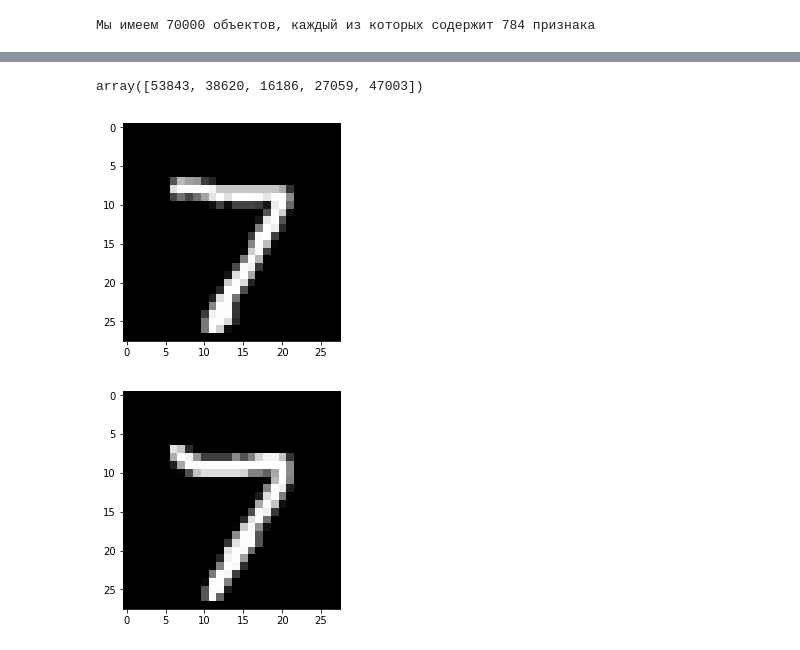
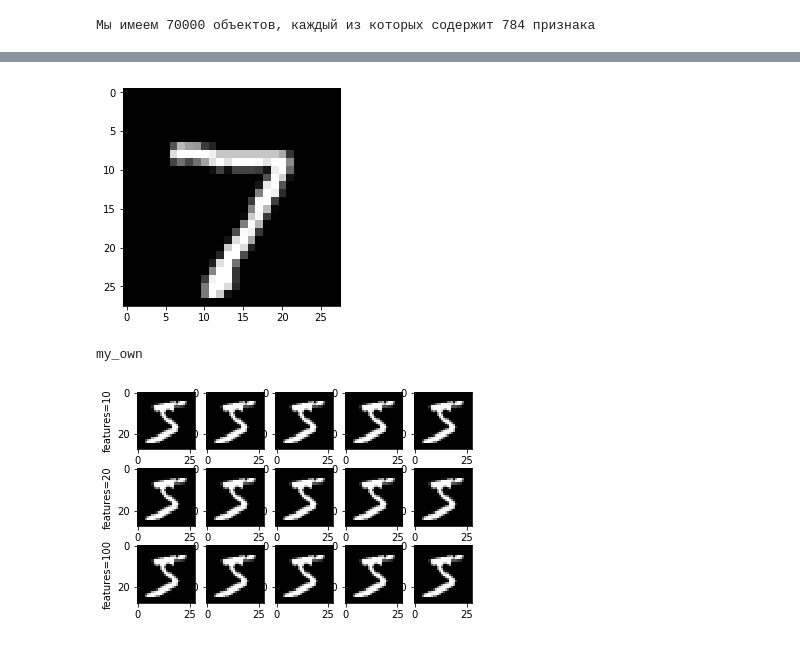
Before and after one commit to GHopperMSK/lmsu-homework, a Jupyter notebook: task1/nearest_neighbors.ipynb, the cells around one changed output, grey strips where cells are left out. Cells and saved outputs as stored; diff of their text form; code cells hidden in the pictures.

Commit message:
knn with sklearn.neighbors

```diff
--- a/task1/nearest_neighbors.ipynb
+++ b/task1/nearest_neighbors.ipynb
@@ -49,14 +28,43 @@ res = classifier.find_kneighbors(validation_X)
-# %%
-res[1][0]
-# %% [output]
-array([53843, 38620, 16186, 27059, 47003])
-# %%
-plt.imshow(validation_X[0].reshape((28, 28)), cmap='gray')
-plt.show()
-# %% [output]
-[figure, removed]
-# %%
-plt.imshow(train_X[47003].reshape((28, 28)), cmap='gray')
-plt.show()
-# %% [output]
-[figure, removed]
+# %%
+# кол-во случайно отобранных признаков
+k = 5
+featureNumber = [10, 20, 100]
+strategies = ['my_own'] #, 'brute', 'kd_tree', 'ball_tree']
+res = {}
+times = {}
+for fn in featureNumber:
+    rndFeatures = np.random.randint(0, X.shape[1], size=fn)
+    tmpTrain_X = train_X[:, rndFeatures]
+    tmpValidation_X = validation_X[:, rndFeatures]
+    res[fn] = []
+    times[fn] = []
+    for strategy in strategies:
+        classifier = NearestNeighbors.KNNClassifier(
+            k = k,
+            strategy = strategy,
+            metric = 'euclidean',
+            weights = False,
+            test_block_size = 10
+        )
+        classifier.fit(tmpTrain_X, train_y)
+
+        start_time = time.time()
+        res[fn].append(classifier.find_kneighbors(tmpValidation_X))
+        times[fn].append(time.time() - start_time)
+# %%
+plt.imshow(validation_X[0].reshape((28, 28)), cmap='gray')
+plt.show()
+
+for i in range(len(strategies)):
+    print (strategies[i])
+
+    fig, ax = plt.subplots(nrows = len(featureNumber), ncols = k)
+    for row in range(len(featureNumber)):
+        ax[row, 0].set(ylabel="features=%d" % featureNumber[row])
+        for col in range(k):
+            ax[row, col].imshow(train_X[res[featureNumber[row]][i][1][0][col]].reshape((28, 28)), cmap='gray')
+    plt.show()
+# %% [output]
+[figure, added]
+my_own
+[figure, added]
```
Also changed, not shown: parts of 5 cells of this notebook, 1 other file.
